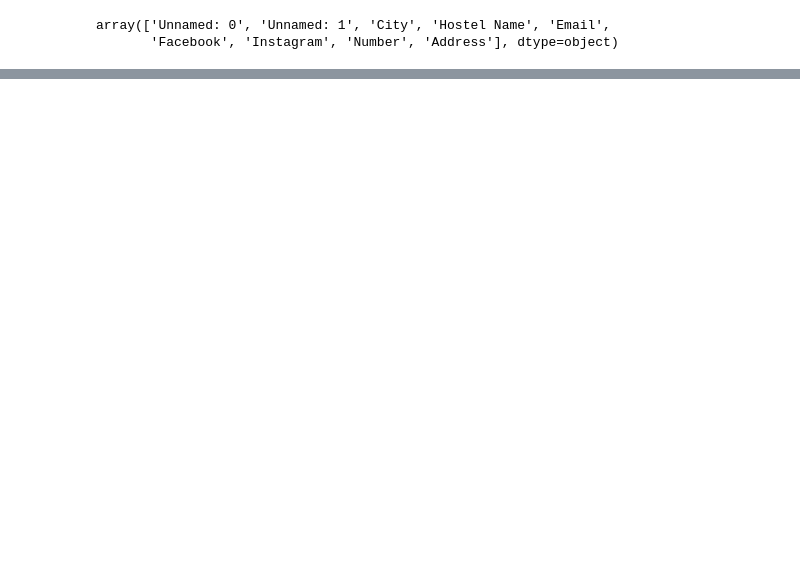
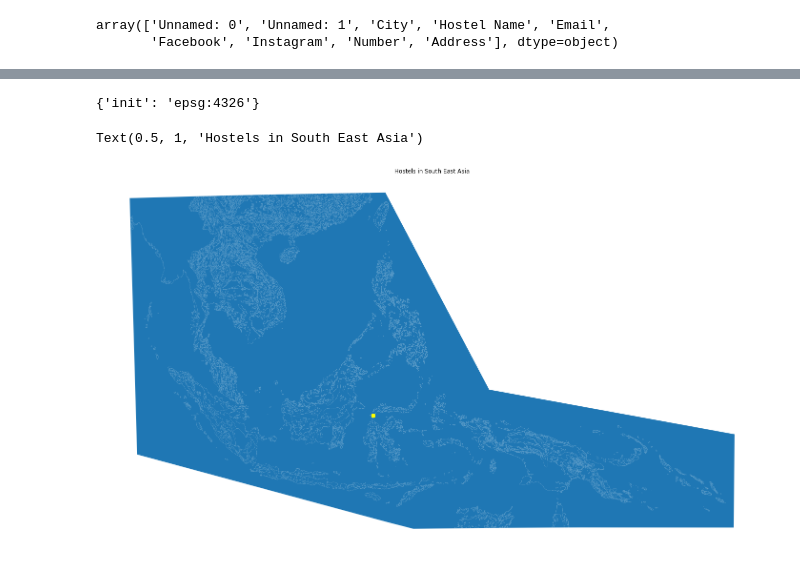
Before and after one commit to JefNtungila/Hostels-in-SEA, a Jupyter notebook: Mapping_Hostels.ipynb, the cells around one changed output, grey strips where cells are left out. Saved outputs shown, nothing was run; the diff lists cells and outputs as text; code cells hidden in the pictures; blank space fills up the shorter version.

```diff
--- a/Mapping_Hostels.ipynb
+++ b/Mapping_Hostels.ipynb
@@ -60,5 +125,7 @@ updated_coord_list= [ dic.get(item,item) for item in coord_list]
 updated_coord_list;
 # %%
 hostel_data[['Latitude','Longitude']] = pd.DataFrame(updated_coord_list)
+# %%
+hostel_data[['Latitude','Longitude']] = hostel_data[['Latitude','Longitude']].astype(float)
 # %%
 hostel_data.tail(50)
@@ -64,0 +158,6 @@ hostel_data.tail(50)
+# %%
+hostel_points = hostel_data[['Longitude', 'Latitude']].apply(lambda row:
+              Point(row["Longitude"], row["Latitude"]), axis=1)
+
+geo_hostels = gpd.GeoDataFrame({"geometry": hostel_points,
+			"Hostel_Names": hostel_data["Hostel Name"]})
@@ -64,0 +188,18 @@ hostel_data.tail(50)
+# %%
+geo_hostels.crs
+# %% [output]
+{'init': 'epsg:4326'}
+# %%
+SEA_map.crs = {'init': 'epsg:4326'}
+geo_hostels.crs = {'init': 'epsg:4326'}
+# %%
+fig, ax = plt.subplots (figsize = (25,15))
+base = SEA_map.plot(ax=ax)
+geo_hostels.plot(ax=ax, marker="o",
+            markersize=10,
+              alpha=1, color = 'yellow')
+_ = ax.axis('off')
+ax.set_title("Hostels in South East Asia")
+# %% [output]
+Text(0.5, 1, 'Hostels in South East Asia')
+[figure, added]
```
Also changed, not shown: parts of 13 cells of this notebook.
